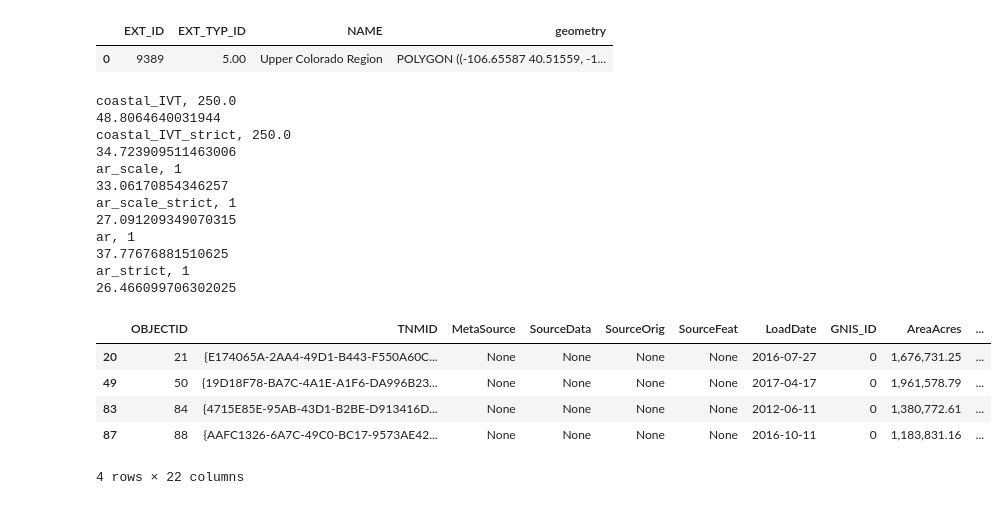
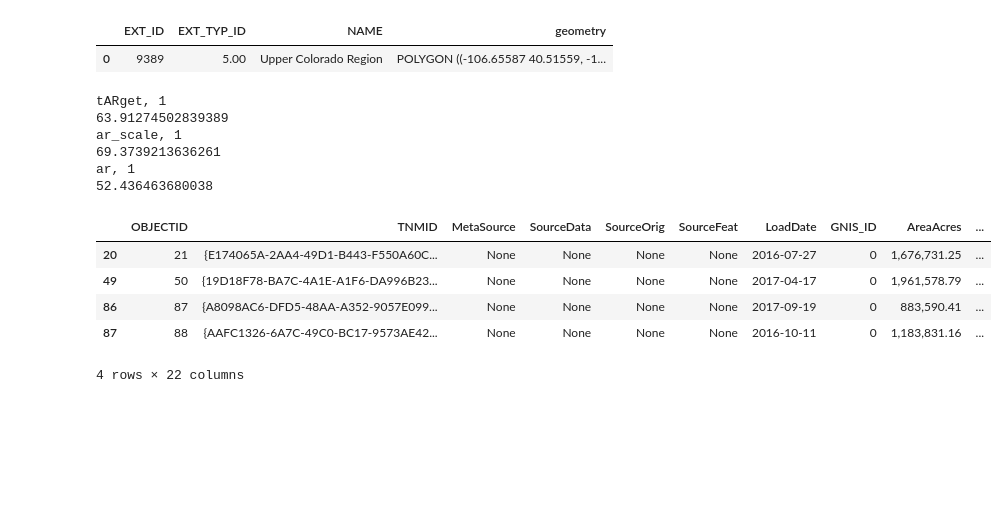
Before and after one commit to CW3E/CO_top-decile_precip_ARs_code, a Jupyter notebook: analysis/ar_fraction_extreme_prec.ipynb, the cells around one changed output. Cells and saved outputs as stored; diff of their text form; code cells hidden in the pictures; blank space fills up the shorter version.

```diff
--- a/analysis/ar_fraction_extreme_prec.ipynb
+++ b/analysis/ar_fraction_extreme_prec.ipynb
@@ -49,6 +68,7 @@ def calc_fraction(ds1, ds2, varname, thres):
     ## total extreme precip
     total_prec = ds2.prec.sum('date').values
     ct_prec = ds2.prec.count('date').values
+    wy_prec = ds2.prec.groupby(ds2.water_year).sum(dim="date")
 
     ## get all the dates from the trajectory dataset where criteria is met
     ar_days = ds1.where(ds1[varname] >= float(thres), drop=True).start_date.values
@@ -56,12 +76,17 @@ def calc_fraction(ds1, ds2, varname, thres):
     ## select those dates from precip dataset
     ds2 = ds2.sel(date=ar_days)
 
+    ## calculate WY fraction of extreme precip
+    wy_ar_prec = ds2.prec.groupby(ds2.water_year).sum(dim="date")
+    wy_frac = (wy_ar_prec / wy_prec)*100
+    frac_std = float(wy_frac.std(dim='water_year').values / wy_frac.mean(dim='water_year').values)
+
     ## calculate fraction of extreme precipitation related to ARs for each watershed
     ar_prec = ds2.prec.sum('date').values
     frac = (ar_prec/total_prec)*100
     frac_days = (len(ar_days)/ct_prec)*100
 
-    return frac
+    return frac, frac_std
 
 
 def calc_HUC8_AR_contribution(PRISM, HUC8_ID_lst, thres, varname):
@@ -71,6 +96,7 @@ def calc_HUC8_AR_contribution(PRISM, HUC8_ID_lst, thres, varname):
                       coords=dict(ar_scale=(["ar_scale"], np.array([0.0, 1.0, 2.0, 3.0, 4.0, 5.0]))))
 
     frac_lst = []
+    frac_std_lst = []
     ARscale_lst = []
 
     for i, HUC8_ID in enumerate(HUC8_ID_lst):
@@ -80,12 +106,12 @@ def calc_HUC8_AR_contribution(PRISM, HUC8_ID_lst, thres, varname):
         tmp = tmp.where(tmp.extreme == 1, drop=True)
 
         ## load final trajectory dataset
-        fname = '/home/dnash/comet_data/preprocessed/ERA5_trajectories/latest/PRISM_HUC8_{0}.nc'.format(HUC8_ID)
+        fname = '/expanse/nfs/cw3e/cwp140/preprocessed/ERA5_trajectories/combined_extreme_AR/PRISM_HUC8_{0}.nc'.format(HUC8_ID)
         traj = xr.open_dataset(fname)
         traj = select_months_ds(traj, start_mon, end_mon, 'start_date')
 
         try:
-            frac = calc_fraction(traj, tmp, varname, thres)
+            frac, frac_std = calc_fraction(traj, tmp, varname, thres)
 
             # get the number of times AR scale for each trajectory
             ARscale = traj.groupby("ar_scale").count().ar
@@ -96,72 +122,68 @@ def calc_HUC8_AR_contribution(PRISM, HUC8_ID_lst, thres, varname):
             ARscale = da
 
         frac_lst.append(frac)
+        frac_std_lst.append(frac_std)
         ARscale_lst.append(ARscale)
 
-    return frac_lst, ARscale_lst
+    return frac_lst, frac_std_lst, ARscale_lst
 # %%
-## load watershed shapefile
-## use geopandas to import the shapefile
-fp = path_to_data + 'downloads/CO_HUC8/wbdhu8.shp'
-polys = gpd.read_file(fp, crs="epsg:4326") # have to manually set the projection
-
 start_mon = 1
 end_mon = 12
 
 ## load PRISM watershed precip dataset
-fname = path_to_data + 'preprocessed/PRISM/PRISM_HUC8_CO.nc'
+fname = path_to_data + 'preprocessed/PRISM/PRISM_HUC8_CO_sp.nc'
 PRISM = xr.open_dataset(fname)
-## get just Nov - April
+## get select months
 PRISM = select_months_ds(PRISM, start_mon, end_mon, 'date')
+## add water year to data as coordinate
+water_year = (PRISM.date.dt.month >= 10) + PRISM.date.dt.year
+PRISM.coords['water_year'] = water_year
 HUC8_ID_lst = PRISM.HUC8.values ## get list of HUC8 IDs
 
 
-thres_lst = [250., 250., 1, 1, 1, 1]
-var_lst = ['coastal_IVT', 'coastal_IVT_strict', 'ar_scale', 'ar_scale_strict', 'ar', 'ar_strict']
-
+thres_lst = [1, 1, 1]
+var_lst = ['tARget', 'ar_scale', 'ar']
+var_lst2 = ['tARget_std', 'ar_scale_std', 'ar_std']
 
 AR_scale_lst_final = []
-for i, (thres, varname) in enumerate(zip(thres_lst, var_lst)):
+for i, (thres, varname, varname2) in enumerate(zip(thres_lst, var_lst, var_lst2)):
     print('{0}, {1}'.format(varname, thres))
-    frac_lst, ARscale_lst = calc_HUC8_AR_contribution(PRISM, HUC8_ID_lst, thres, varname)
+    frac_lst, frac_std_lst, ARscale_lst = calc_HUC8_AR_contribution(PRISM, HUC8_ID_lst, thres, varname)
     ## concat ARscale dataframes
     ds = xr.concat(ARscale_lst, pd.Index(HUC8_ID_lst, name="HUC8"))
-    AR_scale_lst_final.append(ds.sum('HUC8'))
+    # AR_scale_lst_final.append(ds.sum('HUC8'))
+    AR_scale_lst_final.append(ds)
     ## now attach to the geopandas dataframe
     polys[varname] = frac_lst
+    polys[varname2] = frac_std_lst
     print(polys[varname].max())
 # %% [output]
-coastal_IVT, 250.0
-48.8064640031944
-coastal_IVT_strict, 250.0
-34.723909511463006
+tARget, 1
+63.91274502839389
 ar_scale, 1
-33.06170854346257
-ar_scale_strict, 1
-27.091209349070315
+69.3739213636261
 ar, 1
-37.77676881510625
-ar_strict, 1
-26.466099706302025
+52.436463680038
 # %%
 HUC8_ID_lst = [14050001, ## upper yampa
                # 14050005, ## upper white
                # 14050002, ## lower yampa
                # 14080104, ## animas (San Juans),
-               14030002, ## upper dolores
+               # 14030002, ## upper dolores
+               13010001, ## rio grande headwaters
                # 11020002, ## arkansas - Pueblo Reservoir
                # 10190005 ## St. Vrain (Boulder)
                # 14030005, ## 'Upper Colorado-Kane Springs'
                10190002, ## 'Upper South Platte'
                11020001 ## Arkansas Headwaters
               ]
 idx = (polys.HUC8 == str(HUC8_ID_lst[0])) | (polys.HUC8 == str(HUC8_ID_lst[1])) | (polys.HUC8 == str(HUC8_ID_lst[2])) | (polys.HUC8 == str(HUC8_ID_lst[3]))
 tmp =  polys[idx]
 tmp
 # %% [output]
 |  | OBJECTID | TNMID | MetaSource | SourceData | SourceOrig | SourceFeat | LoadDate | GNIS_ID | AreaAcres | ... |
 | 20 | 21 | {E174065A-2AA4-49D1-B443-F550A60C... | None | None | None | None | 2016-07-27 | 0 | 1,676,731.25 | ... |
 | 49 | 50 | {19D18F78-BA7C-4A1E-A1F6-DA996B23... | None | None | None | None | 2017-04-17 | 0 | 1,961,578.79 | ... |
-| 83 | 84 | {4715E85E-95AB-43D1-B2BE-D913416D... | None | None | None | None | 2012-06-11 | 0 | 1,380,772.61 | ... |
+| 86 | 87 | {A8098AC6-DFD5-48AA-A352-9057E099... | None | None | None | None | 2017-09-19 | 0 | 883,590.41 | ... |
 | 87 | 88 | {AAFC1326-6A7C-49C0-BC17-9573AE42... | None | None | None | None | 2016-10-11 | 0 | 1,183,831.16 | ... |
 4 rows × 22 columns
```
Also changed, not shown: parts of 11 cells of this notebook, 39 other files.
